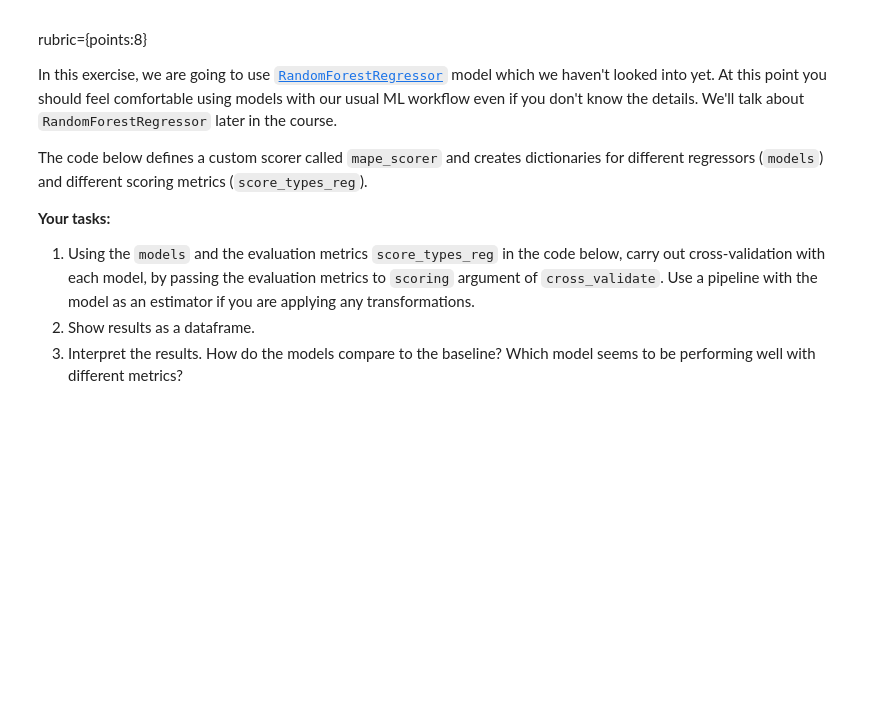
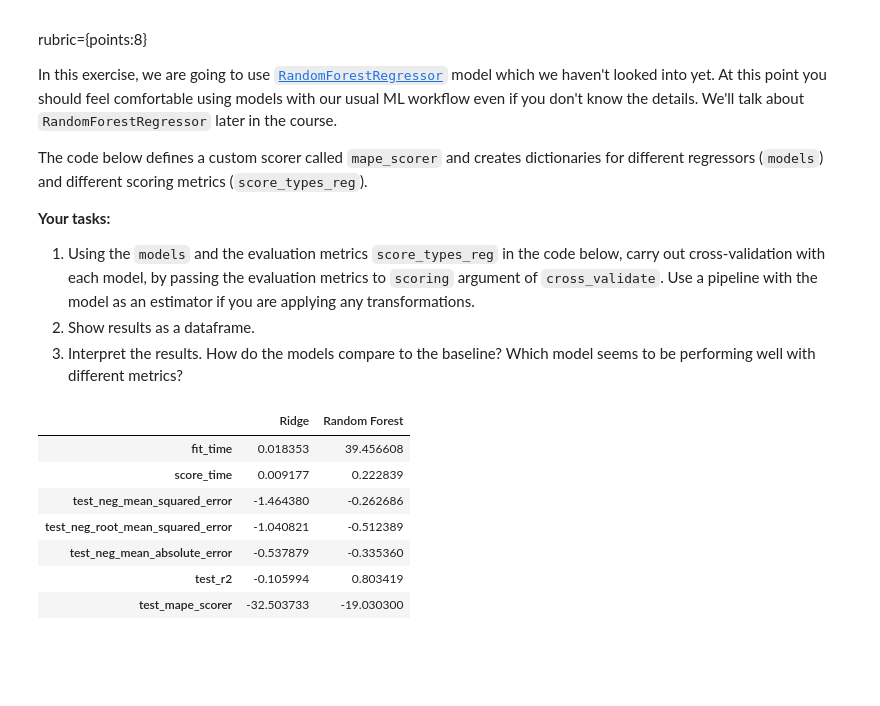
Before and after one commit to harshalk612/ML-Assigment, a Jupyter notebook: hw5/hw5.ipynb, the cells around one changed output. Drawn from its saved outputs; the diff is of its cells as text; code cells hidden in the pictures; blank space fills up the shorter version.

```diff
--- a/hw5/hw5.ipynb
+++ b/hw5/hw5.ipynb
@@ -810,6 +810,18 @@ for m in models:
     for i in scores:
         scores[i] = scores[i].mean()
     results_dict[m] = scores
+# %%
+results = pd.DataFrame(results_dict)
+results
+# %% [output]
+|  | Ridge | Random Forest |
+| fit_time | 0.018353 | 39.456608 |
+| score_time | 0.009177 | 0.222839 |
+| test_neg_mean_squared_error | -1.464380 | -0.262686 |
+| test_neg_root_mean_squared_error | -1.040821 | -0.512389 |
+| test_neg_mean_absolute_error | -0.537879 | -0.335360 |
+| test_r2 | -0.105994 | 0.803419 |
+| test_mape_scorer | -32.503733 | -19.030300 |
 # %% [markdown]
 <br><br>
 # %% [markdown]
```
Also changed, not shown: parts of 18 cells of this notebook.
